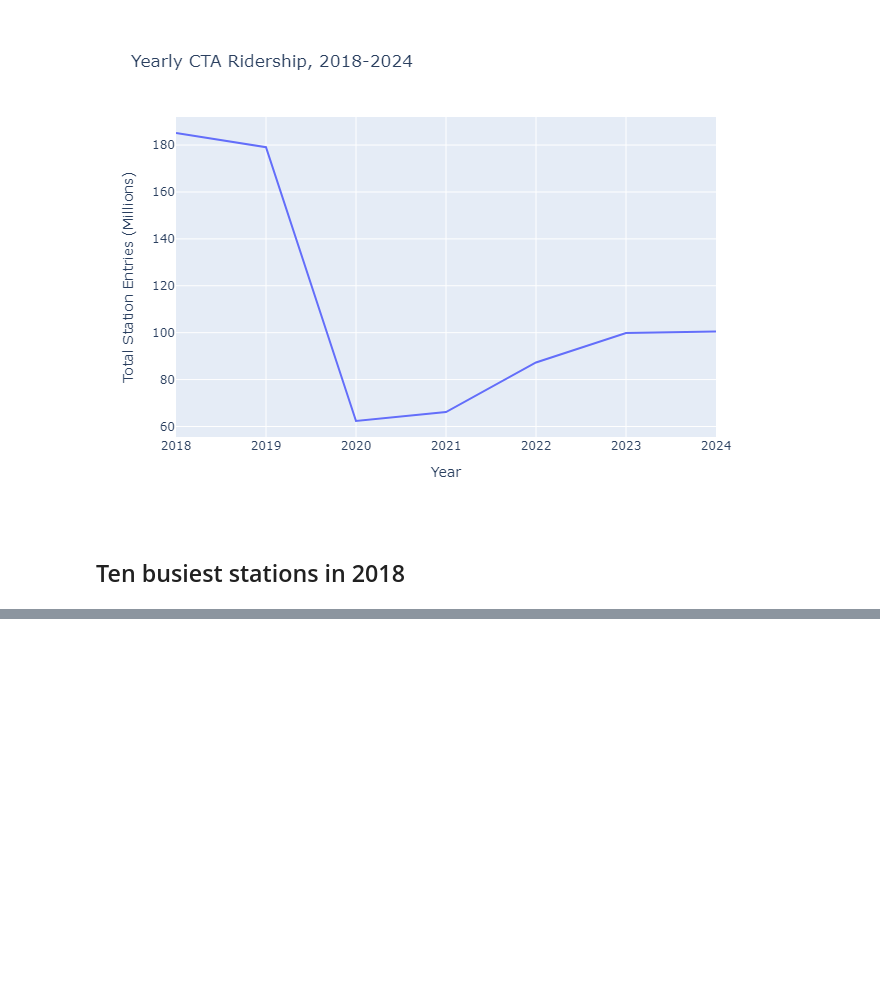
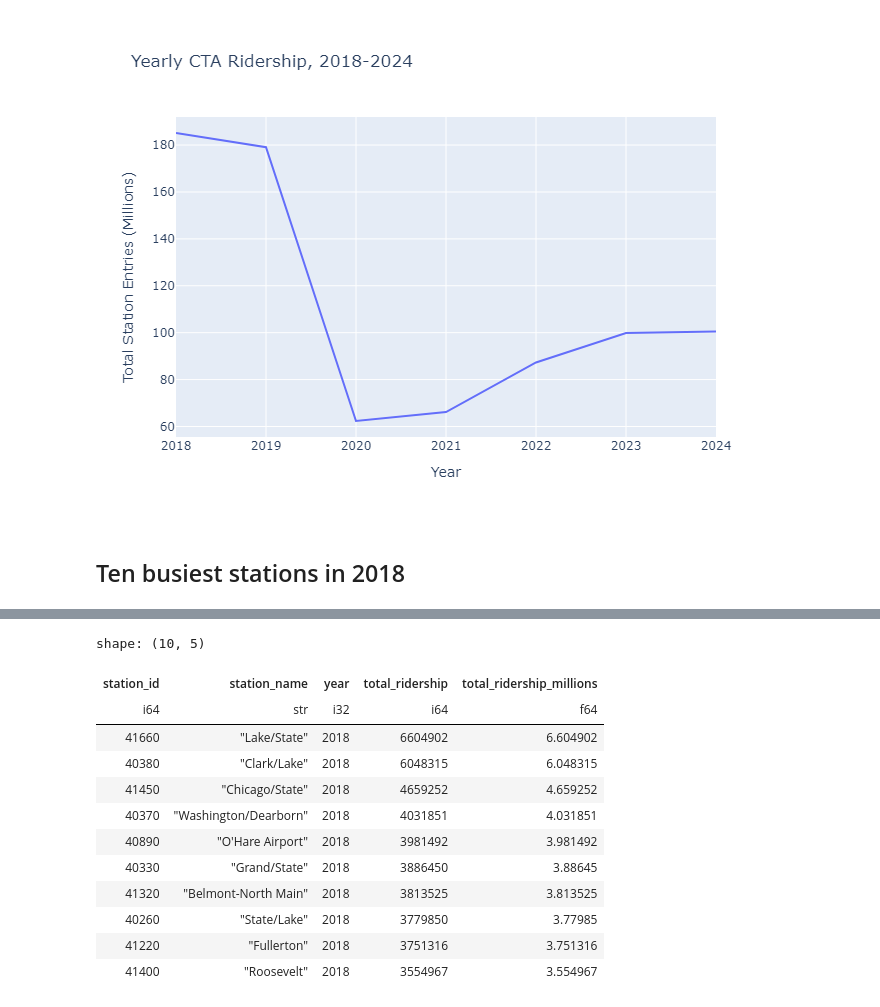
Before and after one commit to bryantco/cta-analysis, a Jupyter notebook: analyze_ridership.ipynb, the cells around one changed output, grey strips where cells are left out. Cells and saved outputs as stored; diff of their text form; code cells hidden in the pictures; blank space fills up the shorter version.

```diff
--- a/analyze_ridership.ipynb
+++ b/analyze_ridership.ipynb
@@ -141 +161,17 @@ shape: (10, 4)
+# %%
+busiest_stations_df_for_plot.head(10)
+# %% [output]
+shape: (10, 5)
+| station_id | station_name | year | total_ridership | total_ridership_millions |
+| i64 | str | i32 | i64 | f64 |
+| 41660 | "Lake/State" | 2018 | 6604902 | 6.604902 |
+| 40380 | "Clark/Lake" | 2018 | 6048315 | 6.048315 |
+| 41450 | "Chicago/State" | 2018 | 4659252 | 4.659252 |
+| 40370 | "Washington/Dearborn" | 2018 | 4031851 | 4.031851 |
+| 40890 | "O'Hare Airport" | 2018 | 3981492 | 3.981492 |
+| 40330 | "Grand/State" | 2018 | 3886450 | 3.88645 |
+| 41320 | "Belmont-North Main" | 2018 | 3813525 | 3.813525 |
+| 40260 | "State/Lake" | 2018 | 3779850 | 3.77985 |
+| 41220 | "Fullerton" | 2018 | 3751316 | 3.751316 |
+| 41400 | "Roosevelt" | 2018 | 3554967 | 3.554967 |
 # %%
```
Also changed, not shown: parts of 8 cells of this notebook.
